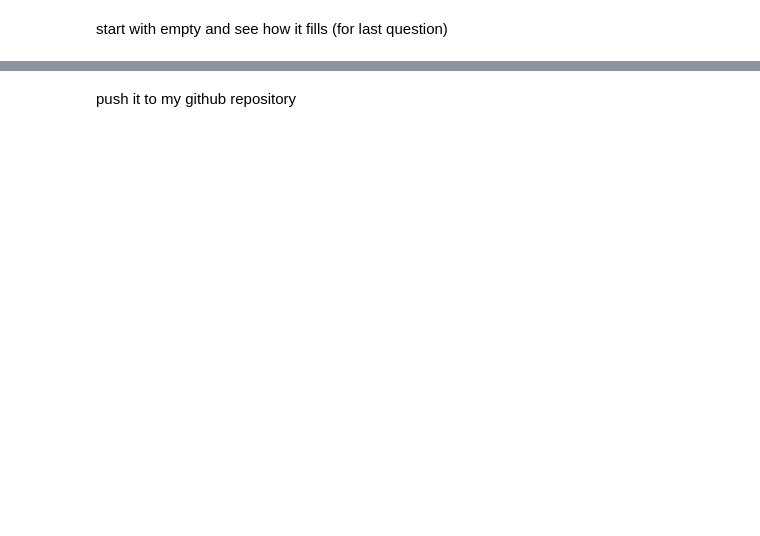
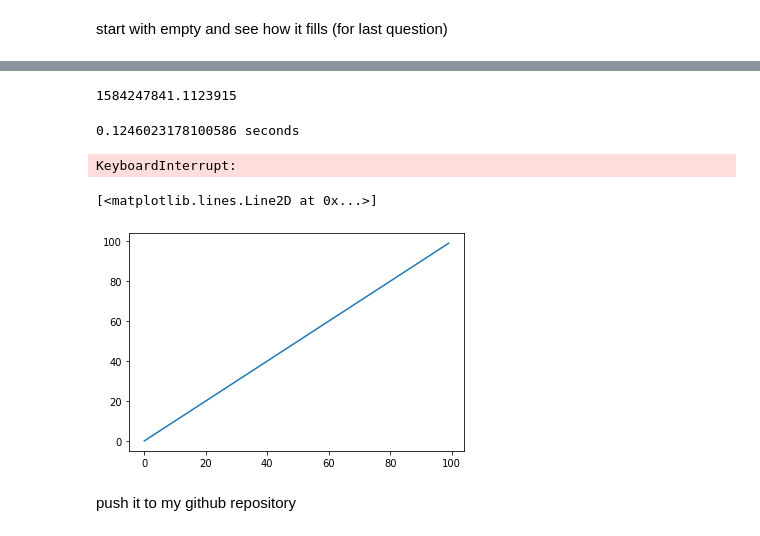
Before and after one commit to martagonzalvo/che164, a Jupyter notebook: 164Project.ipynb, the cells around one changed output, grey strips where cells are left out. Cells and saved outputs as stored; diff of their text form; code cells hidden in the pictures; blank space fills up the shorter version.

```diff
--- a/164Project.ipynb
+++ b/164Project.ipynb
@@ -41,13 +32,13 @@ So the Hamiltonian has the form of
 # %% [markdown]
 Code to calculate the hamiltonian energy:
 # %%
-def Energy(eps, J, spins):
-    '''Computes the Energy for a given microstate, unitless (E/(kB*T).
-    eps, J are unitless constants (divided by kB*T), spins is a list.'''
+def energy(eps, J, microstates):
+    '''Computes the Energy for all microstates (np.array) unitless (E/(kB*T).
+    eps, J are unitless constants (divided by kB*T).'''
 
-    coup_wat_nanot = 4*eps*np.sum(spins)
+    coup_wat_nanot = 4*eps*np.sum(microstates, axis=1)
 
-    coup_spins = [spins[i]*spins[i+1] for i,_ in enumerate(spins[:-1])]
-    coup_wat = - J*(np.sum(coup_spins) + spins[0] + spins[-1])
+    coup_spins = np.sum(microstates[:,:-1]*microstates[:,1:], axis=1)
+    coup_wat = - J*(coup_spins + microstates[:,0] + microstates[:,-1])
 
     return coup_wat_nanot + coup_wat
@@ -160,8 +120,8 @@ Calculate probability of a single microstate.
 # %%
-def probability_microstate(eps, J, spins, N, L=5, microstates=microstates()):
-    '''Computes probability of given microstate.
+'''def probability_microstate(eps, J, spins, N, L=5, microstates=microstates()):
+    ''Computes probability of given microstate, given a macrostate.
     Microstates is list of lists of spins.
-    Returns a single value'''
+    Returns a single value'
 
     if np.sum(m_i(spins)) == N:
 
@@ -849,2 +778,40 @@ spins_initial = [1,1,1,1,1]
+# %%
+import time
+print(time.time())
+# %% [output]
+1584247841.1123915
+# %%
+J_rt = 1.198
+eps_rt = J_rt/10
+init_spins = [-1,-1,-1,-1,-1]
+
+#Running dynamics for 1000 steps
+t_0 = time.time()
+dyn_rt = dynamics(eps_rt, J_rt, init_spins, 1000)
+t_end = time.time()
+t = t_end-t_0
+print(t, 'seconds')
+# %% [output]
+0.1246023178100586 seconds
+# %%
+t_0 = time.time()
+prob_rt = avg_prob(dyn_rt, eps_rt, J_rt)
+t_end = time.time()
+t = t_end-t_0
+print(t)
+#14 s 100 pts
+
+t_0 = time.time()
+info_rt = info_dyn(dyn_rt, eps_rt, J_rt)
+t_end = time.time()
+t = t_end-t_0
+print(t)
+# %% [output]
+KeyboardInterrupt:
+# %%
+plt.plot(range(len(dyn_rt)))
+# %% [output]
+[<matplotlib.lines.Line2D at 0x...>]
+[figure, added]
 # %% [markdown]
 push it to my github repository
```
Also changed, not shown: parts of 39 cells of this notebook, 1 other file.
